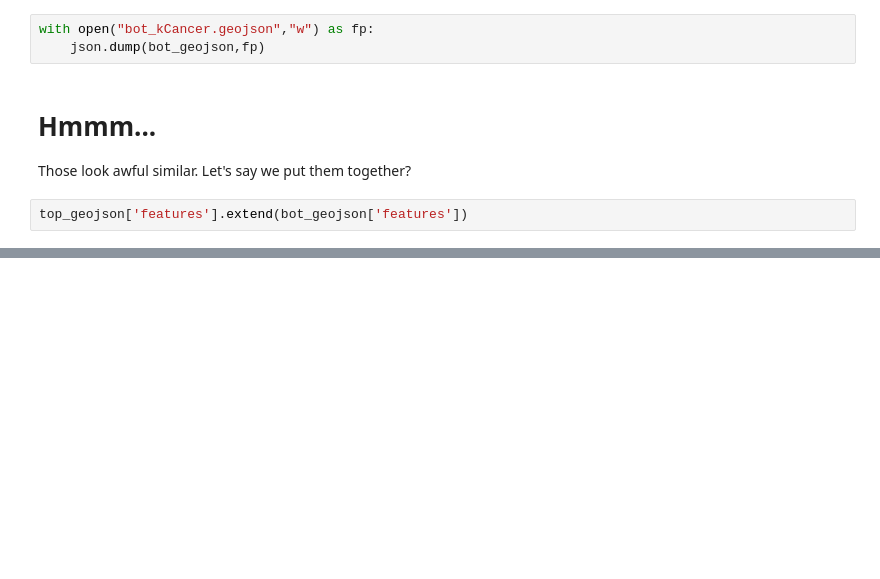
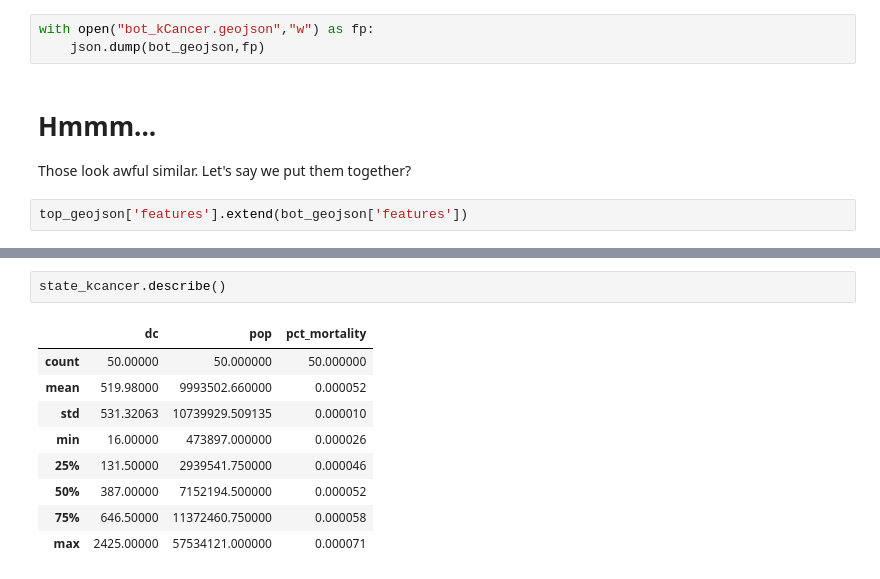
Before and after one commit to rahuldave/dst4l3, a Jupyter notebook: day3Jeremy/kidneyCancerMapping.ipynb, the cells around one changed output, grey strips where cells are left out. Saved outputs shown, nothing was run; the diff lists cells and outputs as text; blank space fills up the shorter version.

```diff
--- a/day3Jeremy/kidneyCancerMapping.ipynb
+++ b/day3Jeremy/kidneyCancerMapping.ipynb
@@ -146,0 +202,12 @@ top_geojson['features'].extend(bot_geojson['features'])
+# %%
+state_kcancer.describe()
+# %% [output]
+|  | dc | pop | pct_mortality |
+| count | 50.00000 | 50.000000 | 50.000000 |
+| mean | 519.98000 | 9993502.660000 | 0.000052 |
+| std | 531.32063 | 10739929.509135 | 0.000010 |
+| min | 16.00000 | 473897.000000 | 0.000026 |
+| 25% | 131.50000 | 2939541.750000 | 0.000046 |
+| 50% | 387.00000 | 7152194.500000 | 0.000052 |
+| 75% | 646.50000 | 11372460.750000 | 0.000058 |
+| max | 2425.00000 | 57534121.000000 | 0.000071 |
```
Also changed, not shown: parts of 13 cells of this notebook, 2 other files.
